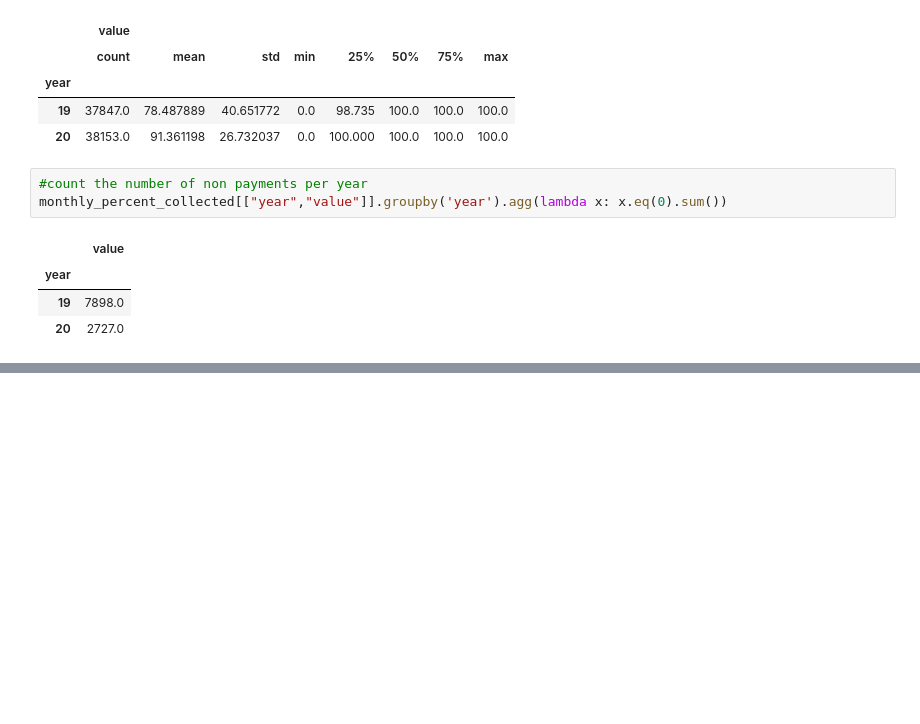
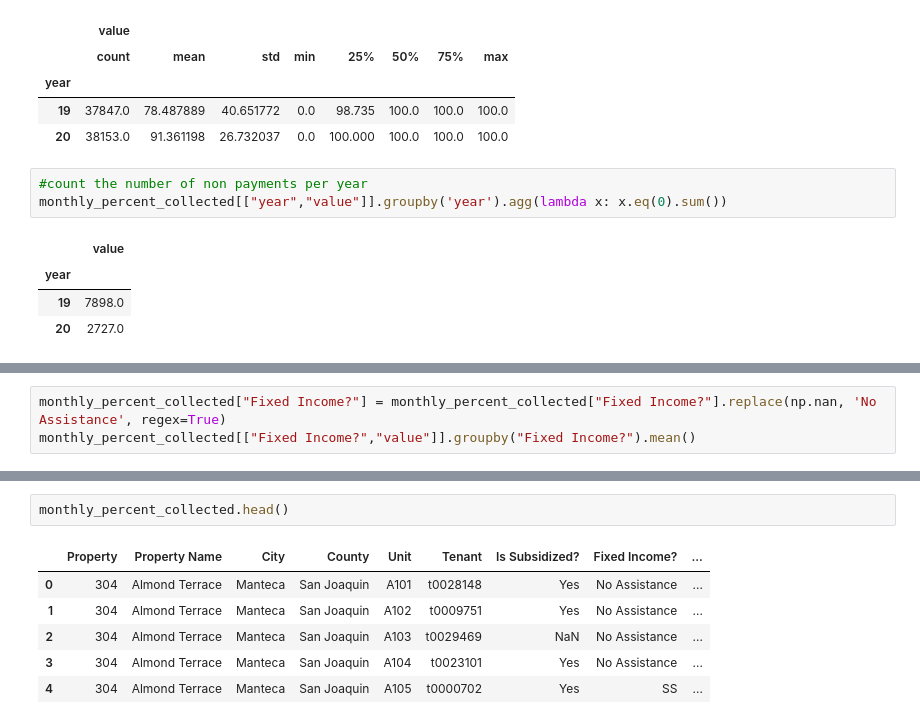
Before and after one commit to qunderriner/eden_rent_roll, a Jupyter notebook: eden_data_merge_analysis.ipynb, the cells around one changed output, grey strips where cells are left out. Cells and saved outputs as stored; diff of their text form; blank space fills up the shorter version.

```diff
--- a/eden_data_merge_analysis.ipynb
+++ b/eden_data_merge_analysis.ipynb
@@ -183,0 +297,3 @@ if i can order the dates up right could make a nice line chart
+# %%
+monthly_percent_collected["Fixed Income?"] = monthly_percent_collected["Fixed Income?"].replace(np.nan, 'No Assistance', regex=True)
+monthly_percent_collected[["Fixed Income?","value"]].groupby("Fixed Income?").mean()
@@ -183,0 +307,9 @@ if i can order the dates up right could make a nice line chart
+# %%
+monthly_percent_collected.head()
+# %% [output]
+|  | Property | Property Name | City | County | Unit | Tenant | Is Subsidized? | Fixed Income? | ... |
+| 0 | 304 | Almond Terrace | Manteca | San Joaquin | A101 | t0028148 | Yes | No Assistance | ... |
+| 1 | 304 | Almond Terrace | Manteca | San Joaquin | A102 | t0009751 | Yes | No Assistance | ... |
+| 2 | 304 | Almond Terrace | Manteca | San Joaquin | A103 | t0029469 | NaN | No Assistance | ... |
+| 3 | 304 | Almond Terrace | Manteca | San Joaquin | A104 | t0023101 | Yes | No Assistance | ... |
+| 4 | 304 | Almond Terrace | Manteca | San Joaquin | A105 | t0000702 | Yes | SS | ... |
```
Also changed, not shown: parts of 40 cells of this notebook.
